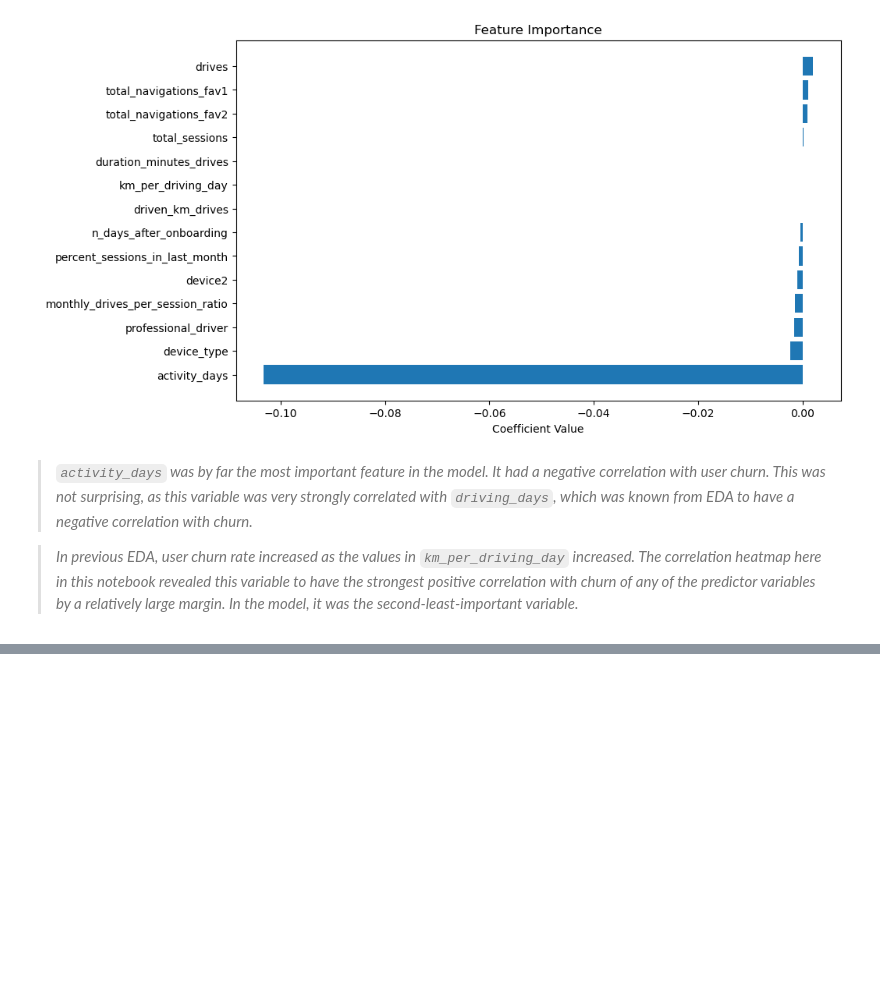
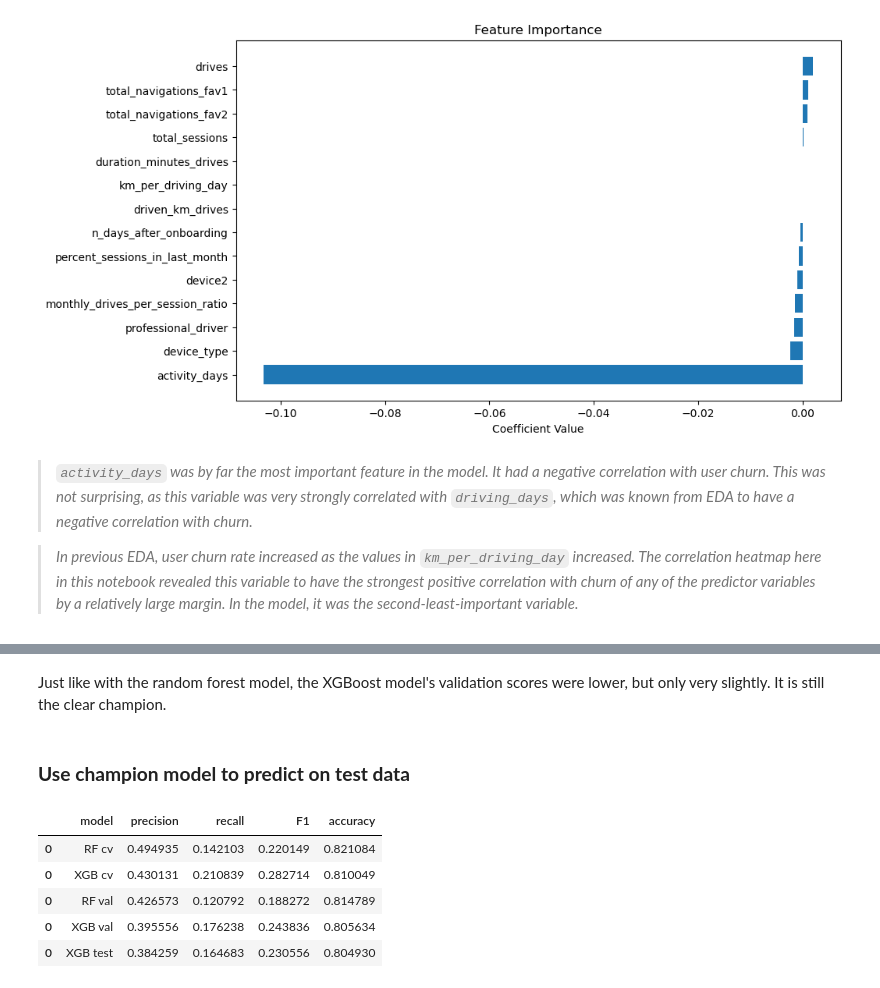
Before and after one commit to emirhansilsupur/waze-churn-prediction-project, a Jupyter notebook: waze_data_analysis.ipynb, the cells around one changed output, grey strips where cells are left out. Saved outputs shown, nothing was run; the diff lists cells and outputs as text; code cells hidden in the pictures; blank space fills up the shorter version.

```diff
--- a/waze_data_analysis.ipynb
+++ b/waze_data_analysis.ipynb
@@ -1231,0 +1526,24 @@ plt.show()
+# %%
+rf_val_preds = rf_cv.best_estimator_.predict(X_val)
+# %%
+def get_test_scores(model_name:str, preds, y_test_data):
+
+    accuracy = accuracy_score(y_test_data, preds)
+    precision = precision_score(y_test_data, preds)
+    recall = recall_score(y_test_data, preds)
+    f1 = f1_score(y_test_data, preds)
+
+    table = pd.DataFrame({"model": [model_name],
+                          "precision": [precision],
+                          "recall": [recall],
+                          "F1": [f1],
+                          "accuracy": [accuracy]
+                          })
+
+    return table
+# %%
+# Get validation scores for RF model
+rf_val_scores = get_test_scores("RF val", rf_val_preds,y_val)
+
+results = pd.concat([results, rf_val_scores], axis=0)
+results
@@ -1231,0 +1559,10 @@ plt.show()
+# %%
+# Use XGBoost model to predict on validation data
+xgb_val_preds = xgb_cv.best_estimator_.predict(X_val)
+
+# Get validation scores for XGBoost model
+xgb_val_scores = get_test_scores("XGB val", xgb_val_preds, y_val)
+
+# Append to the results table
+results = pd.concat([results, xgb_val_scores], axis=0)
+results
@@ -1231,0 +1575,21 @@ plt.show()
+# %% [markdown]
+Just like with the random forest model, the XGBoost model's validation scores were lower, but only very slightly. It is still the clear champion.
+# %% [markdown]
+### **Use champion model to predict on test data**
+# %%
+# Use XGBoost model to predict on test data
+xgb_test_preds = xgb_cv.best_estimator_.predict(X_test)
+
+# Get test scores for XGBoost model
+xgb_test_scores = get_test_scores("XGB test", xgb_test_preds, y_test)
+
+# Append to the results table
+results = pd.concat([results, xgb_test_scores], axis=0)
+results
+# %% [output]
+|  | model | precision | recall | F1 | accuracy |
+| 0 | RF cv | 0.494935 | 0.142103 | 0.220149 | 0.821084 |
+| 0 | XGB cv | 0.430131 | 0.210839 | 0.282714 | 0.810049 |
+| 0 | RF val | 0.426573 | 0.120792 | 0.188272 | 0.814789 |
+| 0 | XGB val | 0.395556 | 0.176238 | 0.243836 | 0.805634 |
+| 0 | XGB test | 0.384259 | 0.164683 | 0.230556 | 0.804930 |
```
Also changed, not shown: parts of 50 cells of this notebook, 2 other files.
